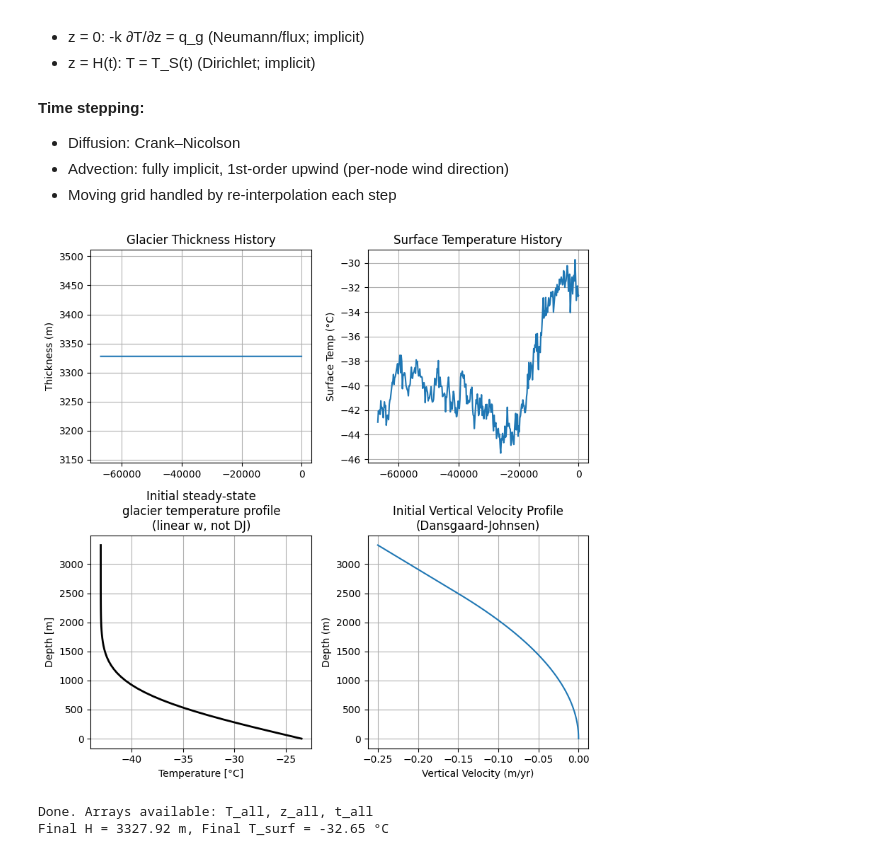
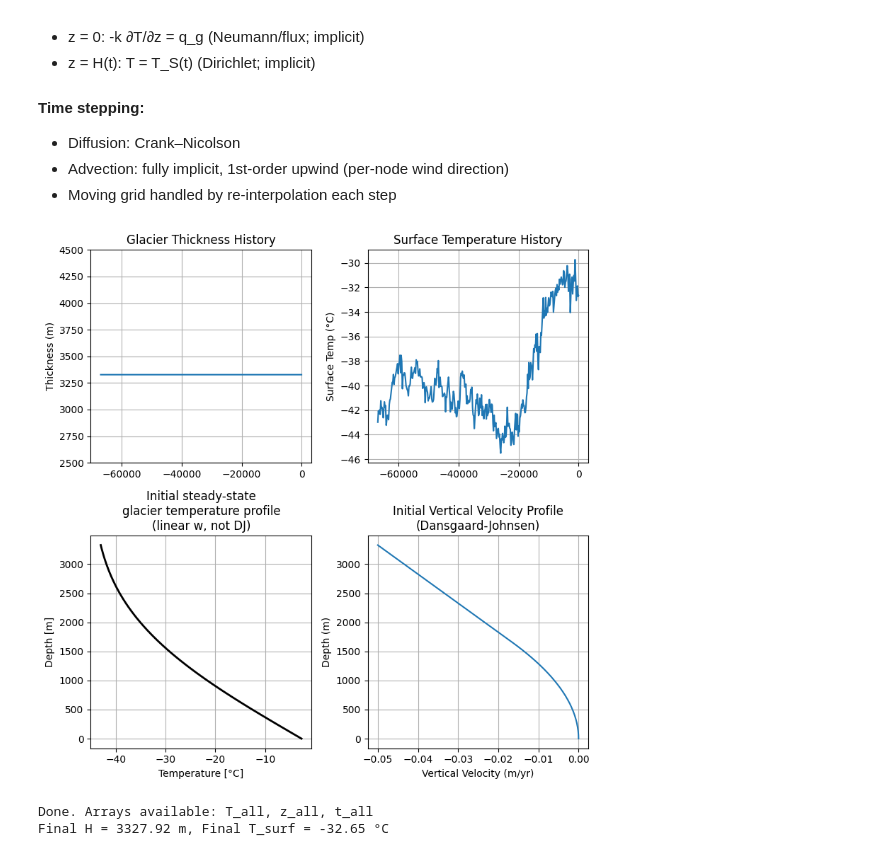
Before and after one commit to bradlipovsky/waisdt, a Jupyter notebook: waisdt.ipynb, the cells around one changed output. Cells and saved outputs as stored; diff of their text form; code cells hidden in the pictures.

```diff
--- a/waisdt.ipynb
+++ b/waisdt.ipynb
@@ -25,12 +25,13 @@ import colorcet as cc
 from icetemp import *
 # %%
 # --- physical parameters ---
-kappa = 1e-6         # thermal diffusivity [m²/s]
+rho = 917.0          # density [kg/m³]
+c = 2009.0           # specific heat capacity [J/kg/K]
 k = 2.5              # thermal conductivity [W/m/K]
-q_g = 0.060          # geothermal flux [W/m²]
+q_g = 0.05          # geothermal flux [W/m²]
+kappa = k/rho/c      # thermal diffusivity [m²/s]
 
 # --- time setup ---
-years = 20_000                        # total sim time [yr]
 sec_per_yr = 365*24*3600
 t_final = 0
 t_start = -67_000 * sec_per_yr
@@ -60,3 +44,26 @@ z_all[:, 0] = z
+# %%
+# Load the temperature history interpolator
+T_surf = load_Tsurf_interpolator()
+
+# Load the vertical velocity model
+# w = w_profile # Simple linear profile w = -az/H
+w = lambda z, t, mb: w_dansgaard_johnsen(z, H(t), a_rate(t),mb=0, p=0.5)
+
+# --- allocate storage for full solution ---
+T_all = np.zeros((nz, nt+1))
+z_all = np.zeros((nz, nt+1))
+t_all = t_start + np.arange(nt+1) * dt
+z_all[:, 0] = z
+
+# --- initial condition on initial grid ---
+
+# Solve for steady state initial condition with linear w profile
+T = steady_temp_profile(z, H(t_start), a_rate(t_start), kappa, k, q_g, T_surf(t_start))
+
+# # fake a big time step to get steady state -- this accounts for DJ w profile
+# dt = 1e15  # very large
+# A, rhs = assemble_system(z, T, t_start, dt, kappa, q_g, k, w, T_surf(t_start))
+# T = np.linalg.solve(A, rhs)
 # %%
 # Plot the thickness, surface temperature, and accumulation rate over time
 import matplotlib.pyplot as plt
@@ -64,35 +71,36 @@ import matplotlib.pyplot as plt
 plt.figure(figsize=(8, 8))
 
 plt.subplot(221)
 plt.plot(t_all / sec_per_yr, H(t_all))
 plt.ylabel('Thickness (m)')
 plt.title('Glacier Thickness History')
+plt.ylim([2500,4500])
 plt.grid(True)
 
 plt.subplot(222)
 plt.plot(t_all / sec_per_yr, T_surf(t_all))
 plt.ylabel('Surface Temp (°C)')
 plt.title('Surface Temperature History')
 plt.grid(True)
 
 plt.subplot(223)
 plt.plot(T, z, 'k', lw=2)
 plt.xlabel("Temperature [°C]")
 plt.ylabel("Depth [m]")
 plt.title("Initial steady-state\nglacier temperature profile\n(linear w, not DJ)")
 plt.grid(True)
 
 plt.subplot(224)
-plt.plot(w(z, t_start) * sec_per_yr, z)
+plt.plot(w(z, t_start,mb=0) * sec_per_yr, z)
 plt.xlabel('Vertical Velocity (m/yr)')
 plt.ylabel('Depth (m)')
 plt.title('Initial Vertical Velocity Profile\n(Dansgaard-Johnsen)')
 plt.grid(True)
 
 plt.tight_layout()
 plt.show()
 # %% [output]
-[figure, old version]
+[figure, new version]
 # %%
 # --- main time loop ---
 for n in range(nt):
```
Also changed, not shown: parts of 3 cells of this notebook, 2 other files.
